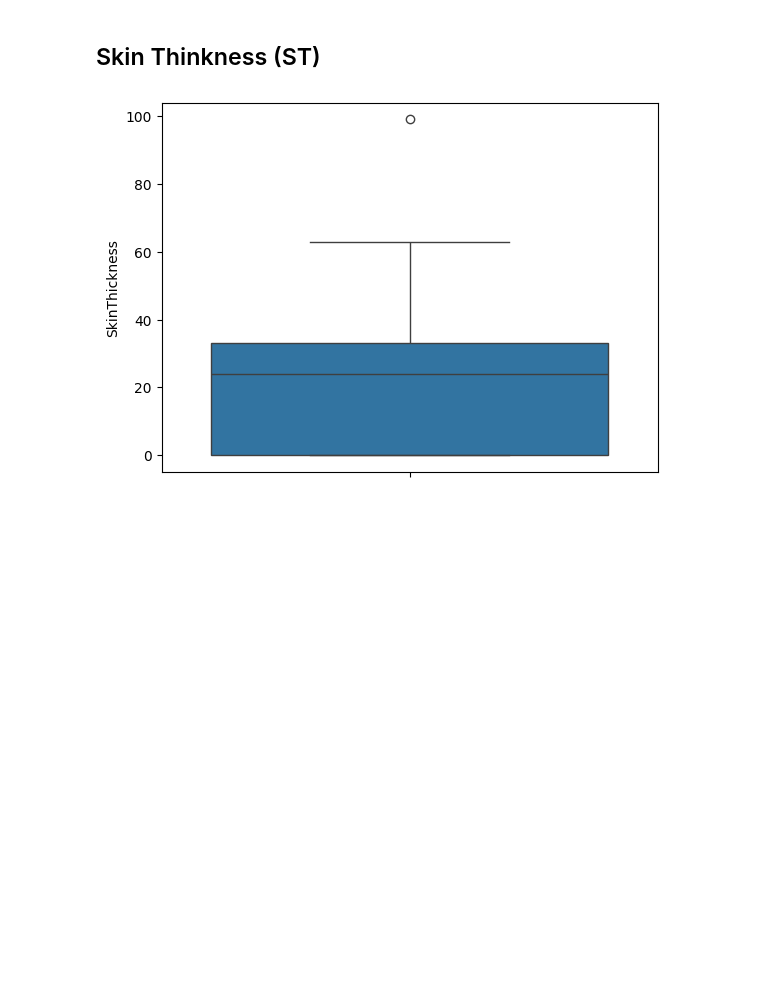
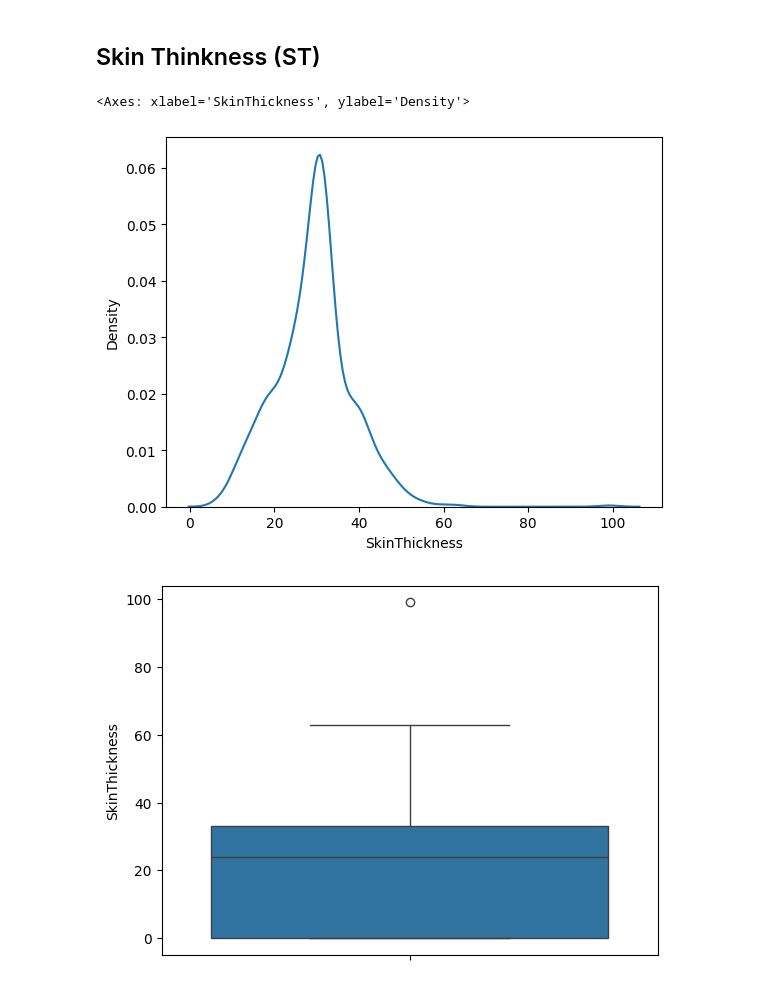
Before and after one commit to withabubaker/Diabetes-SupervisedLearning, a Jupyter notebook: Diabetes.ipynb, the cells around one changed output. Cells and saved outputs as stored; diff of their text form; code cells hidden in the pictures; blank space fills up the shorter version.

```diff
--- a/Diabetes.ipynb
+++ b/Diabetes.ipynb
@@ -285,6 +282,11 @@ plt.show()
 [figure]
 # %% [markdown]
 ## Skin Thinkness (ST)
+# %%
+sns.kdeplot(data=df_update3, x='SkinThickness')
+# %% [output]
+<Axes: xlabel='SkinThickness', ylabel='Density'>
+[figure, added]
 # %%
 sns.boxplot(data=df_update3, y='SkinThickness')
 plt.show()
```
Also changed, not shown: parts of 19 cells of this notebook.
